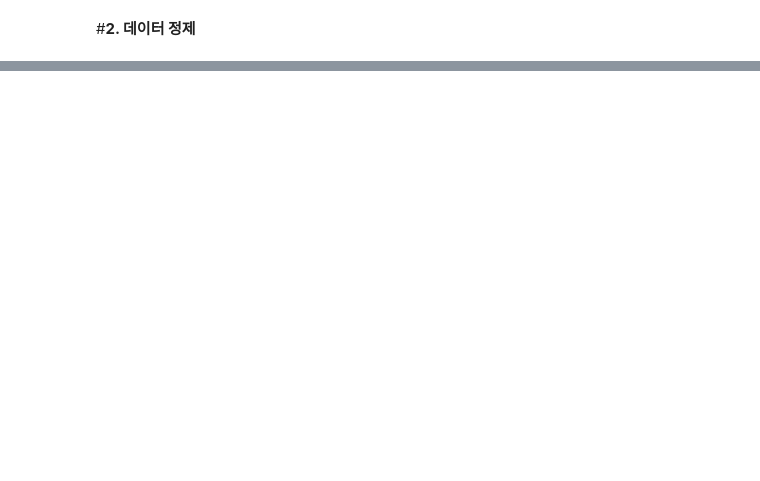
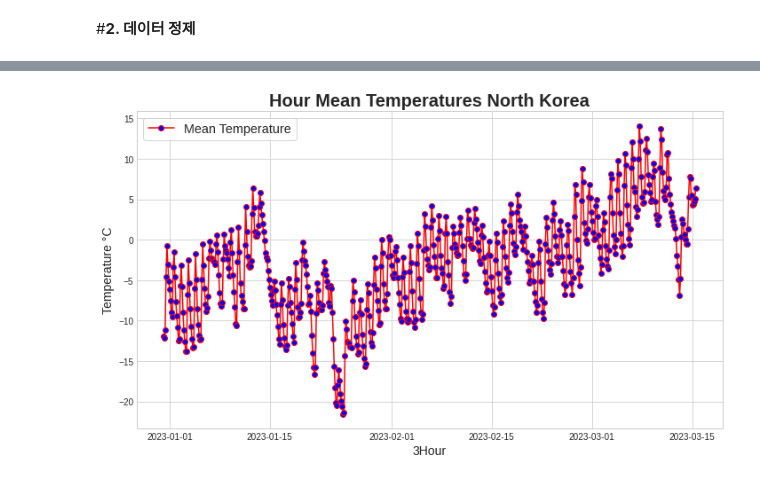
Before and after one commit to thdfydgh/MilitaryProjectDA, a Jupyter notebook: NorthKoreaDA.ipynb, the cells around one changed output, grey strips where cells are left out. Cells and saved outputs as stored; diff of their text form; code cells hidden in the pictures; blank space fills up the shorter version.

```diff
--- a/NorthKoreaDA.ipynb
+++ b/NorthKoreaDA.ipynb
@@ -40,0 +137,5 @@ data.tail()
+# %%
+# '일시_dt' 열을 인덱스로 지정하기, ['일시'] 열을 datetime 타입으로 변경
+data['일시_dt'] = pd.to_datetime(data['일시'])
+data.set_index('일시_dt', inplace=True)
+data.head()
@@ -40,0 +152,4 @@ data.tail()
+# %%
+# 시간별로 모든 관측지역의 평균 기온을 구하기
+Hour_temp = round(data['기온(°C)'].resample('3H').mean(), 2)
+Hour_temp.head()
@@ -40,0 +186,4 @@ data.tail()
+# %%
+# 시간별 평균 기온 데이터 인덱스 재설정 하여 '일시' 데이터를 열로 만들기
+Hour_temp = Hour_temp.reset_index()
+Hour_temp.head()
@@ -40,0 +197,25 @@ data.tail()
+# %%
+#그래프 스타일 지정하기
+plt.style.use('seaborn-whitegrid')
+
+#그래프 속성 설정하기
+fig, ax = plt.subplots(1, figsize = (10,6))
+
+# X축, Y축 데이터 지정하기
+x = Hour_temp.일시_dt
+y = Hour_temp['기온(°C)']
+#그래프 데이터와 속성 결정하기
+plt.plot(x,y,color = 'red', linestyle = '-', marker = 'o', mfc = "blue")
+# 그래프 제목 및 속성 설정하기
+plt.title('Hour Mean Temperatures North Korea', fontdict = {'fontsize' : 20, 'weight' :'bold'})
+
+# X축, Y축에 제목 설정하기
+plt.xlabel('3Hour', fontdict = {'fontsize' : 14})
+plt.ylabel('Temperature °C', fontdict = {'fontsize' : 14})
+
+# 그래프안에 데이터 설명(레전드) 넣기
+plt.legend(['Mean Temperature'], frameon = True, fontsize = 'x-large')
+
+plt.tight_layout()
+# %% [output]
+[figure, added]
```
Also changed, not shown: parts of 26 cells of this notebook.
